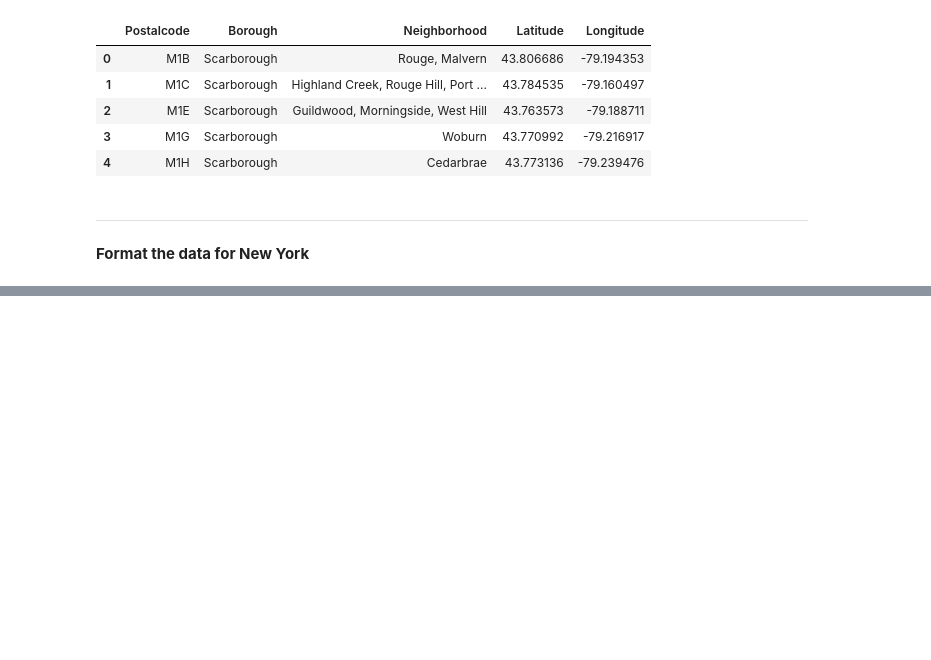
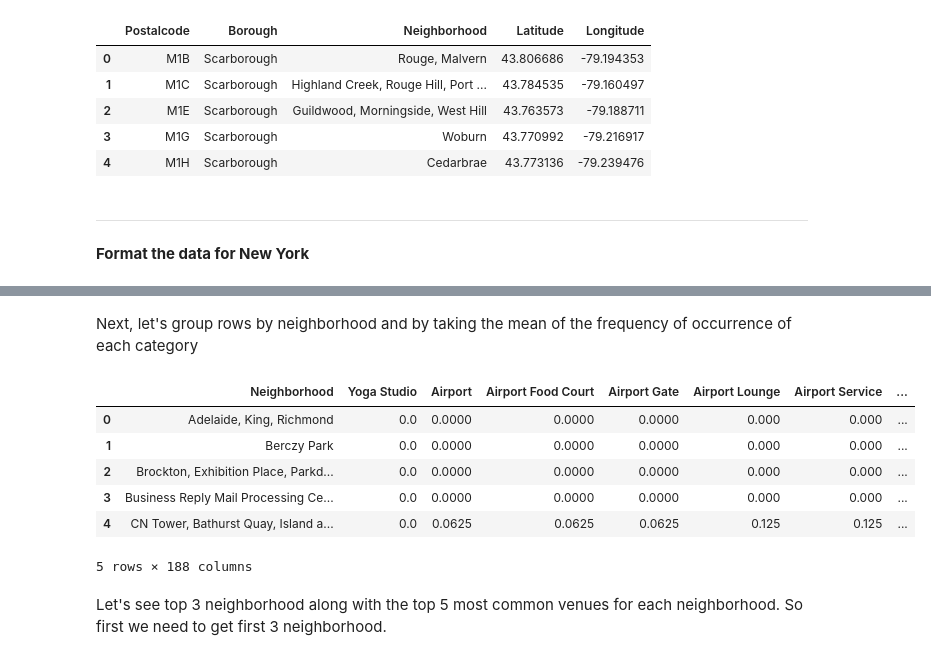
Before and after one commit to yeinel/The-Battle-of-Neighborhoods, a Jupyter notebook: The-Battle-of-Neighborhoods-week2.ipynb, the cells around one changed output, grey strips where cells are left out. Cells and saved outputs as stored; diff of their text form; code cells hidden in the pictures; blank space fills up the shorter version.

Commit message:
Published from Watson Studio.

```diff
--- a/The-Battle-of-Neighborhoods-week2.ipynb
+++ b/The-Battle-of-Neighborhoods-week2.ipynb
@@ -219,0 +358,3 @@ Name: Borough, dtype: int64
+# %%
+df_toronto = df_toronto[df_toronto['Borough'].str.contains("Toronto")].reset_index(drop=True)
+df_toronto.head()
@@ -219,0 +405,14 @@ Name: Borough, dtype: int64
+# %%
+#In order to have data ready for clustering we need to convert categorical variables into numerical variables
+
+# one hot encoding
+toronto_onehot = pd.get_dummies(toronto_venues[['Venue Category']], prefix="", prefix_sep="")
+
+# add neighborhood column back to dataframe
+toronto_onehot['Neighborhood'] = toronto_venues['Neighborhood']
+
+# move neighborhood column to the first column
+fixed_columns = [toronto_onehot.columns[-1]] + list(toronto_onehot.columns[:-1])
+toronto_onehot = toronto_onehot[fixed_columns]
+
+toronto_onehot.head()
@@ -219,0 +427,13 @@ Name: Borough, dtype: int64
+# %% [markdown]
+Next, let's group rows by neighborhood and by taking the mean of the frequency of occurrence of each category
+# %%
+toronto_grouped = toronto_onehot.groupby('Neighborhood').mean().reset_index()
+toronto_grouped.head()
+# %% [output]
+|  | Neighborhood | Yoga Studio | Airport | Airport Food Court | Airport Gate | Airport Lounge | Airport Service | ... |
+| 0 | Adelaide, King, Richmond | 0.0 | 0.0000 | 0.0000 | 0.0000 | 0.000 | 0.000 | ... |
+| 1 | Berczy Park | 0.0 | 0.0000 | 0.0000 | 0.0000 | 0.000 | 0.000 | ... |
+| 2 | Brockton, Exhibition Place, Parkd... | 0.0 | 0.0000 | 0.0000 | 0.0000 | 0.000 | 0.000 | ... |
+| 3 | Business Reply Mail Processing Ce... | 0.0 | 0.0000 | 0.0000 | 0.0000 | 0.000 | 0.000 | ... |
+| 4 | CN Tower, Bathurst Quay, Island a... | 0.0 | 0.0625 | 0.0625 | 0.0625 | 0.125 | 0.125 | ... |
+5 rows × 188 columns
@@ -219,0 +443,3 @@ Name: Borough, dtype: int64
+# %% [markdown]
+Let's see top 3 neighborhood along with the top 5 most common venues for each neighborhood.
+So first we need to get first 3 neighborhood.
```
Also changed, not shown: parts of 70 cells of this notebook.
